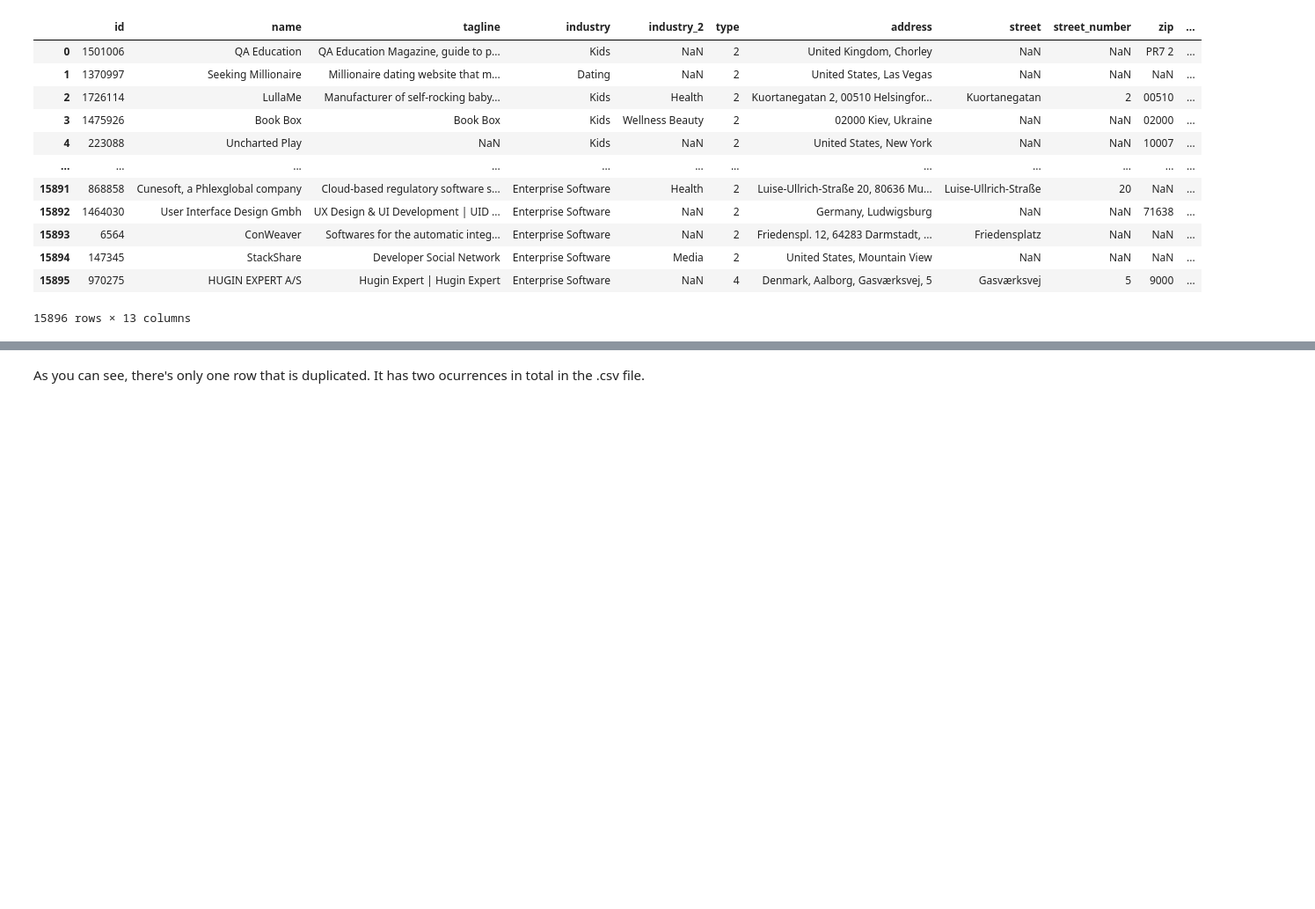
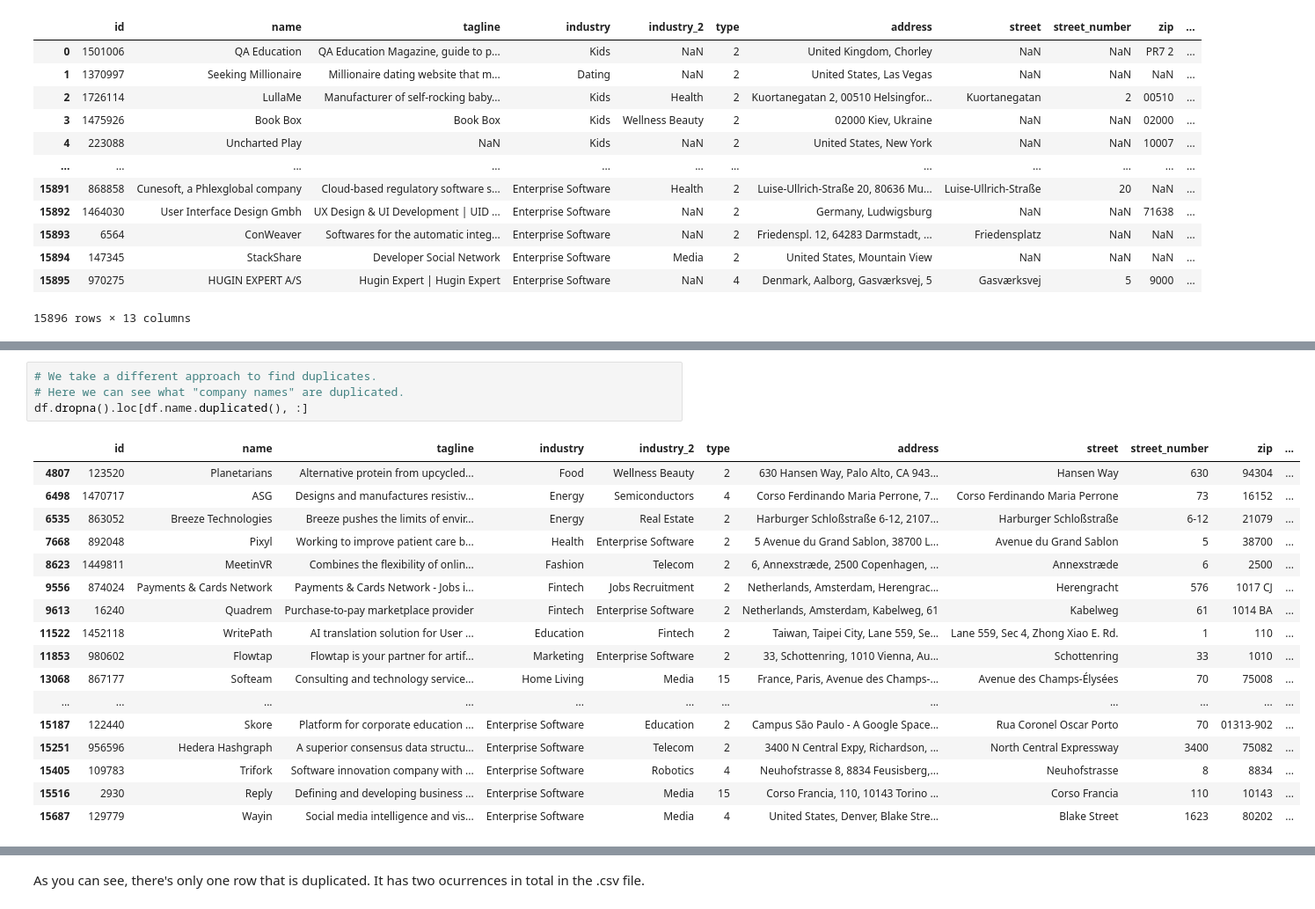
Before and after one commit to AspirationalData/dealroom-ds-task, a Jupyter notebook: Exercise-3.ipynb, the cells around one changed output, grey strips where cells are left out. Shown: that part at 88% size. Cells and saved outputs as stored; diff of their text form; blank space fills up the shorter version.

```diff
--- a/Exercise-3.ipynb
+++ b/Exercise-3.ipynb
@@ -20,3 +107,25 @@ df
+# %%
+# We take a different approach to find duplicates.
+# Here we can see what "company names" are duplicated.
+df.dropna().loc[df.name.duplicated(), :]
+# %% [output]
+|  | id | name | tagline | industry | industry_2 | type | address | street | street_number | zip | ... |
+| 4807 | 123520 | Planetarians | Alternative protein from upcycled... | Food | Wellness Beauty | 2 | 630 Hansen Way, Palo Alto, CA 943... | Hansen Way | 630 | 94304 | ... |
+| 6498 | 1470717 | ASG | Designs and manufactures resistiv... | Energy | Semiconductors | 4 | Corso Ferdinando Maria Perrone, 7... | Corso Ferdinando Maria Perrone | 73 | 16152 | ... |
+| 6535 | 863052 | Breeze Technologies | Breeze pushes the limits of envir... | Energy | Real Estate | 2 | Harburger Schloßstraße 6-12, 2107... | Harburger Schloßstraße | 6-12 | 21079 | ... |
+| 7668 | 892048 | Pixyl | Working to improve patient care b... | Health | Enterprise Software | 2 | 5 Avenue du Grand Sablon, 38700 L... | Avenue du Grand Sablon | 5 | 38700 | ... |
+| 8623 | 1449811 | MeetinVR | Combines the flexibility of onlin... | Fashion | Telecom | 2 | 6, Annexstræde, 2500 Copenhagen, ... | Annexstræde | 6 | 2500 | ... |
+| 9556 | 874024 | Payments & Cards Network | Payments & Cards Network - Jobs i... | Fintech | Jobs Recruitment | 2 | Netherlands, Amsterdam, Herengrac... | Herengracht | 576 | 1017 CJ | ... |
+| 9613 | 16240 | Quadrem | Purchase-to-pay marketplace provider | Fintech | Enterprise Software | 2 | Netherlands, Amsterdam, Kabelweg, 61 | Kabelweg | 61 | 1014 BA | ... |
+| 11522 | 1452118 | WritePath | AI translation solution for User ... | Education | Fintech | 2 | Taiwan, Taipei City, Lane 559, Se... | Lane 559, Sec 4, Zhong Xiao E. Rd. | 1 | 110 | ... |
+| 11853 | 980602 | Flowtap | Flowtap is your partner for artif... | Marketing | Enterprise Software | 2 | 33, Schottenring, 1010 Vienna, Au... | Schottenring | 33 | 1010 | ... |
+| 13068 | 867177 | Softeam | Consulting and technology service... | Home Living | Media | 15 | France, Paris, Avenue des Champs-... | Avenue des Champs-Élysées | 70 | 75008 | ... |
+| ... | ... | ... | ... | ... | ... | ... | ... | ... | ... | ... | ... |
+| 15187 | 122440 | Skore | Platform for corporate education ... | Enterprise Software | Education | 2 | Campus São Paulo - A Google Space... | Rua Coronel Oscar Porto | 70 | 01313-902 | ... |
+| 15251 | 956596 | Hedera Hashgraph | A superior consensus data structu... | Enterprise Software | Telecom | 2 | 3400 N Central Expy, Richardson, ... | North Central Expressway | 3400 | 75082 | ... |
+| 15405 | 109783 | Trifork | Software innovation company with ... | Enterprise Software | Robotics | 4 | Neuhofstrasse 8, 8834 Feusisberg,... | Neuhofstrasse | 8 | 8834 | ... |
+| 15516 | 2930 | Reply | Defining and developing business ... | Enterprise Software | Media | 15 | Corso Francia, 110, 10143 Torino ... | Corso Francia | 110 | 10143 | ... |
+| 15687 | 129779 | Wayin | Social media intelligence and vis... | Enterprise Software | Media | 4 | United States, Denver, Blake Stre... | Blake Street | 1623 | 80202 | ... |
 # %%
 # We can thing of this as a table in a Relational Database: same ID means it's the same element, thus duplicate.
 
```
Also changed, not shown: parts of 16 cells of this notebook, 4 other files.
